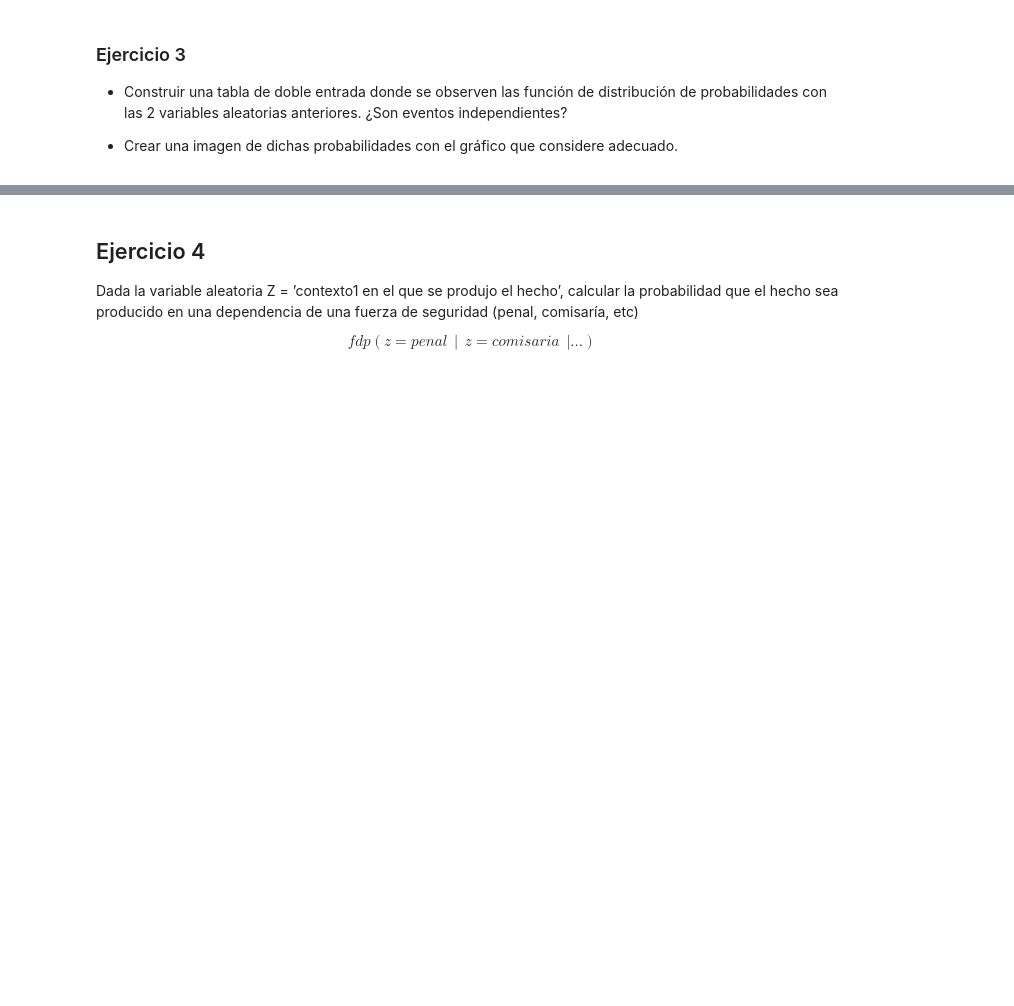
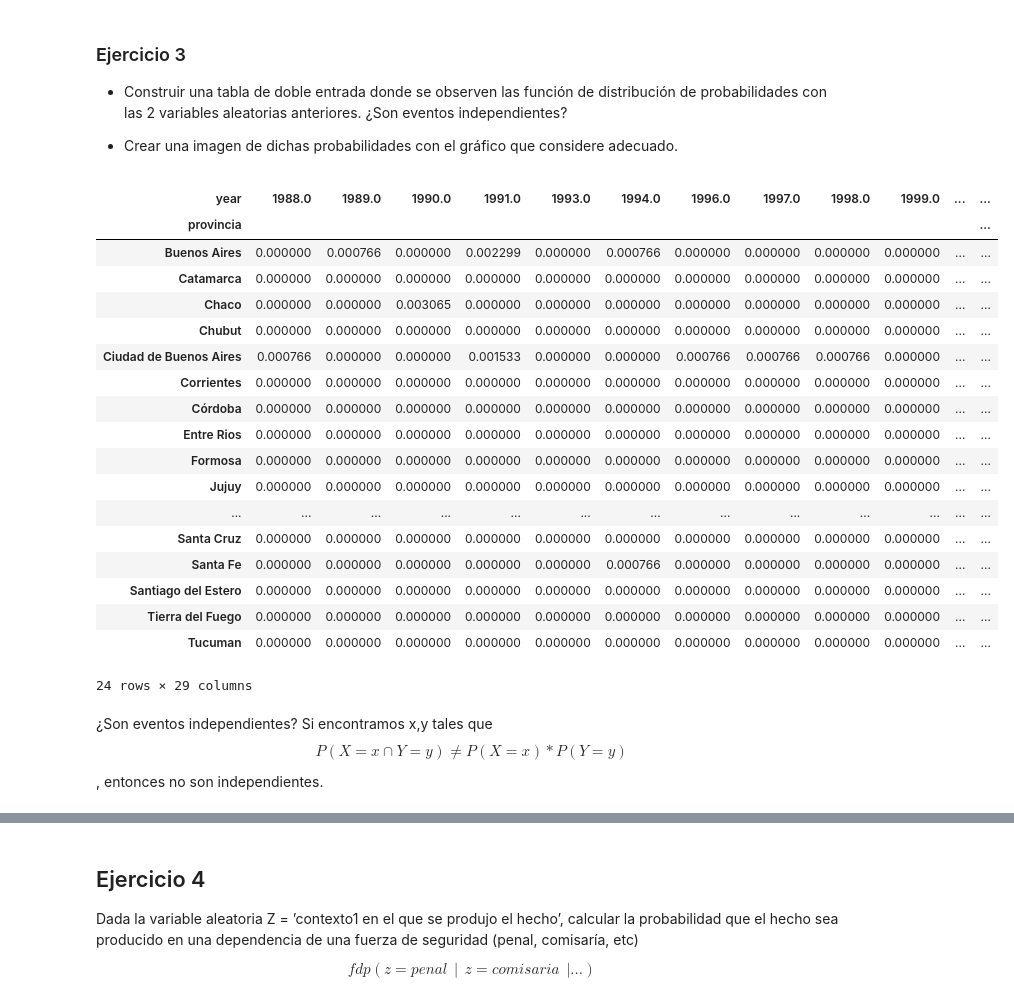
Before and after one commit to andresilm/diplodatos2018, a Jupyter notebook: AnalisisYVisualizacion/ejercicio1/Tarea integradora - parte 1.ipynb, the cells around one changed output, grey strips where cells are left out. Cells and saved outputs as stored; diff of their text form; code cells hidden in the pictures; blank space fills up the shorter version.

```diff
--- a/AnalisisYVisualizacion/ejercicio1/Tarea integradora - parte 1.ipynb
+++ b/AnalisisYVisualizacion/ejercicio1/Tarea integradora - parte 1.ipynb
@@ -120,3 +187,31 @@ $$fdp(X)$$
 ¿Son eventos independientes?
 
 * Crear una imagen de dichas probabilidades con el gráfico que considere adecuado.
+# %%
+#Construir una tabla de doble entrada donde se observen las función de distribución de probabilidades con las 2 variables aleatorias anteriores
+tab = pandas.crosstab(dataset["provincia"].dropna(),dataset["year"].dropna(),margins=True, normalize=True)
+tab[:-1]
+# %% [output]
+| year | 1988.0 | 1989.0 | 1990.0 | 1991.0 | 1993.0 | 1994.0 | 1996.0 | 1997.0 | 1998.0 | 1999.0 | ... | ... |
+| provincia |  |  |  |  |  |  |  |  |  |  |  | ... |
+| Buenos Aires | 0.000000 | 0.000766 | 0.000000 | 0.002299 | 0.000000 | 0.000766 | 0.000000 | 0.000000 | 0.000000 | 0.000000 | ... | ... |
+| Catamarca | 0.000000 | 0.000000 | 0.000000 | 0.000000 | 0.000000 | 0.000000 | 0.000000 | 0.000000 | 0.000000 | 0.000000 | ... | ... |
+| Chaco | 0.000000 | 0.000000 | 0.003065 | 0.000000 | 0.000000 | 0.000000 | 0.000000 | 0.000000 | 0.000000 | 0.000000 | ... | ... |
+| Chubut | 0.000000 | 0.000000 | 0.000000 | 0.000000 | 0.000000 | 0.000000 | 0.000000 | 0.000000 | 0.000000 | 0.000000 | ... | ... |
+| Ciudad de Buenos Aires | 0.000766 | 0.000000 | 0.000000 | 0.001533 | 0.000000 | 0.000000 | 0.000766 | 0.000766 | 0.000766 | 0.000000 | ... | ... |
+| Corrientes | 0.000000 | 0.000000 | 0.000000 | 0.000000 | 0.000000 | 0.000000 | 0.000000 | 0.000000 | 0.000000 | 0.000000 | ... | ... |
+| Córdoba | 0.000000 | 0.000000 | 0.000000 | 0.000000 | 0.000000 | 0.000000 | 0.000000 | 0.000000 | 0.000000 | 0.000000 | ... | ... |
+| Entre Rios | 0.000000 | 0.000000 | 0.000000 | 0.000000 | 0.000000 | 0.000000 | 0.000000 | 0.000000 | 0.000000 | 0.000000 | ... | ... |
+| Formosa | 0.000000 | 0.000000 | 0.000000 | 0.000000 | 0.000000 | 0.000000 | 0.000000 | 0.000000 | 0.000000 | 0.000000 | ... | ... |
+| Jujuy | 0.000000 | 0.000000 | 0.000000 | 0.000000 | 0.000000 | 0.000000 | 0.000000 | 0.000000 | 0.000000 | 0.000000 | ... | ... |
+| ... | ... | ... | ... | ... | ... | ... | ... | ... | ... | ... | ... | ... |
+| Santa Cruz | 0.000000 | 0.000000 | 0.000000 | 0.000000 | 0.000000 | 0.000000 | 0.000000 | 0.000000 | 0.000000 | 0.000000 | ... | ... |
+| Santa Fe | 0.000000 | 0.000000 | 0.000000 | 0.000000 | 0.000000 | 0.000766 | 0.000000 | 0.000000 | 0.000000 | 0.000000 | ... | ... |
+| Santiago del Estero | 0.000000 | 0.000000 | 0.000000 | 0.000000 | 0.000000 | 0.000000 | 0.000000 | 0.000000 | 0.000000 | 0.000000 | ... | ... |
+| Tierra del Fuego | 0.000000 | 0.000000 | 0.000000 | 0.000000 | 0.000000 | 0.000000 | 0.000000 | 0.000000 | 0.000000 | 0.000000 | ... | ... |
+| Tucuman | 0.000000 | 0.000000 | 0.000000 | 0.000000 | 0.000000 | 0.000000 | 0.000000 | 0.000000 | 0.000000 | 0.000000 | ... | ... |
+24 rows × 29 columns
+# %% [markdown]
+¿Son eventos independientes?
+Si encontramos x,y tales que $$ P(X=x \cap Y=y) \neq P(X=x) * P(Y=y)$$,
+entonces no son independientes.
```
Also changed, not shown: parts of 13 cells of this notebook.
